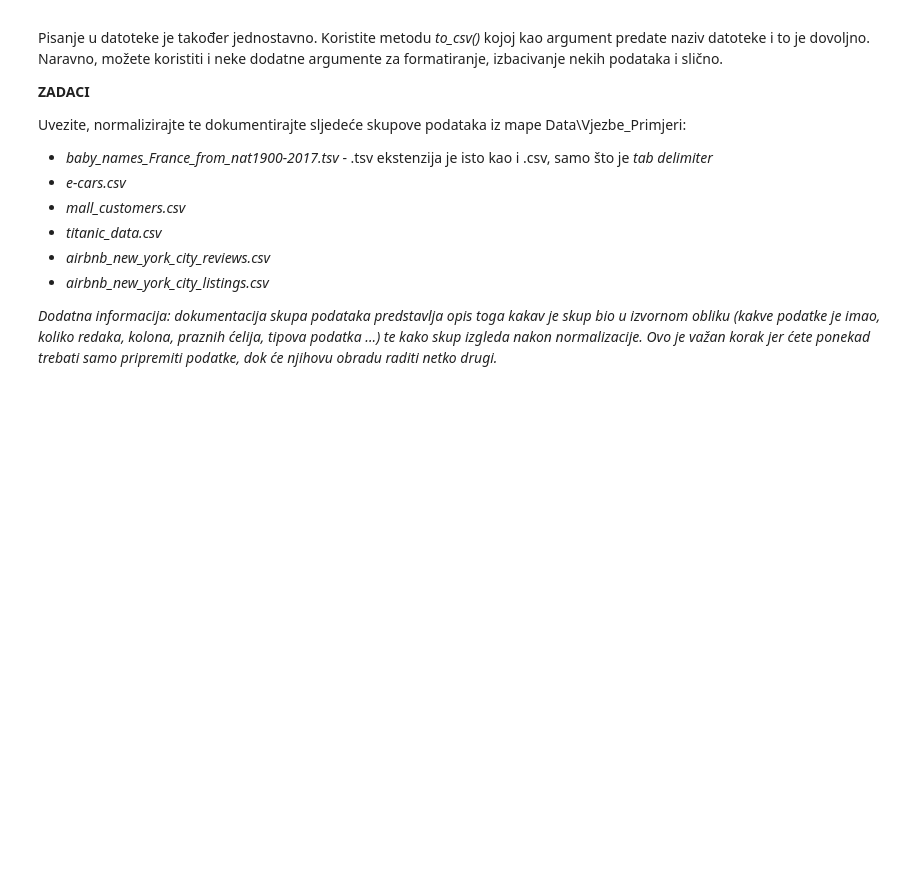
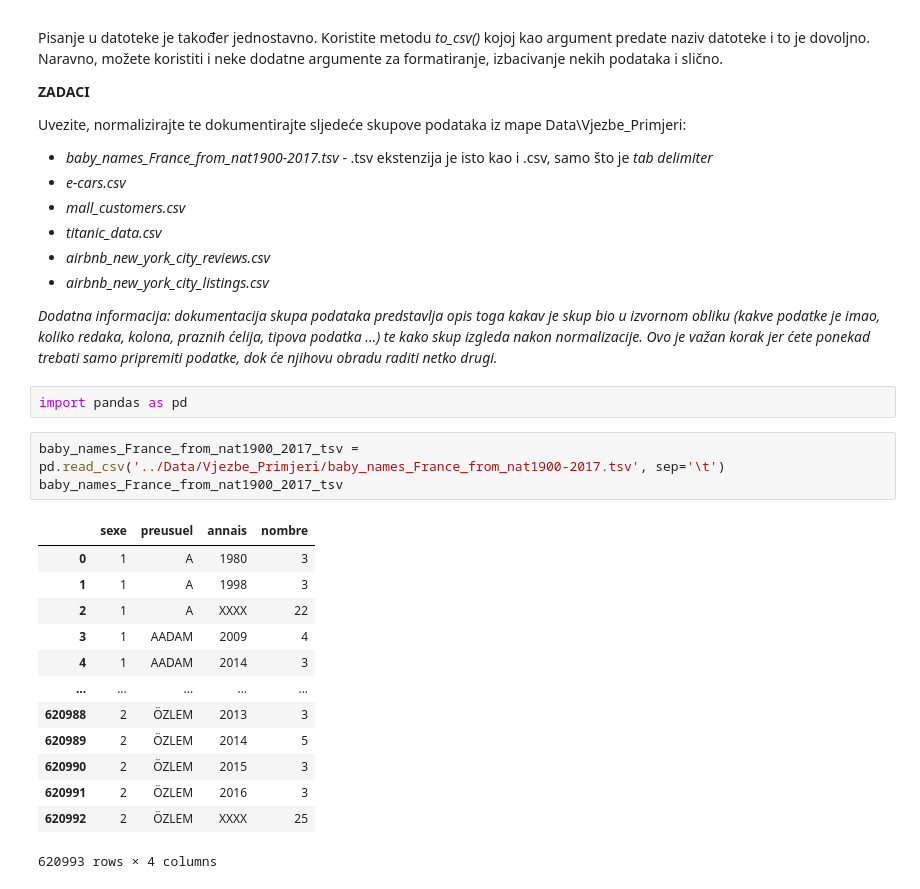
Before and after one commit to py-dev-algebra/py-jupyter-nb, a Jupyter notebook: 02 - Pandas/Pandas - Python modul za analizu podataka - Uvod, ucitavanje i normalizacija podataka.ipynb, the cells around one changed output. Cells and saved outputs as stored; diff of their text form; blank space fills up the shorter version.

```diff
--- a/02 - Pandas/Pandas - Python modul za analizu podataka - Uvod, ucitavanje i normalizacija podataka.ipynb
+++ b/02 - Pandas/Pandas - Python modul za analizu podataka - Uvod, ucitavanje i normalizacija podataka.ipynb
@@ -1457,3 +1457,22 @@ Uvezite, normalizirajte te dokumentirajte sljedeće skupove podataka iz mape Dat
 - *airbnb_new_york_city_listings.csv*
 
 *Dodatna informacija:  dokumentacija skupa podataka predstavlja opis toga kakav je skup bio u izvornom obliku (kakve podatke je imao, koliko redaka, kolona, praznih ćelija, tipova podatka ...) te kako skup izgleda nakon normalizacije. Ovo je važan korak jer ćete ponekad trebati samo pripremiti podatke, dok će njihovu obradu raditi netko drugi.*
+# %%
+import pandas as pd
+# %%
+baby_names_France_from_nat1900_2017_tsv = pd.read_csv('../Data/Vjezbe_Primjeri/baby_names_France_from_nat1900-2017.tsv', sep='\t')
+baby_names_France_from_nat1900_2017_tsv
+# %% [output]
+|  | sexe | preusuel | annais | nombre |
+| 0 | 1 | A | 1980 | 3 |
+| 1 | 1 | A | 1998 | 3 |
+| 2 | 1 | A | XXXX | 22 |
+| 3 | 1 | AADAM | 2009 | 4 |
+| 4 | 1 | AADAM | 2014 | 3 |
+| ... | ... | ... | ... | ... |
+| 620988 | 2 | ÖZLEM | 2013 | 3 |
+| 620989 | 2 | ÖZLEM | 2014 | 5 |
+| 620990 | 2 | ÖZLEM | 2015 | 3 |
+| 620991 | 2 | ÖZLEM | 2016 | 3 |
+| 620992 | 2 | ÖZLEM | XXXX | 25 |
+620993 rows × 4 columns
```
Also changed, not shown: parts of 1 cell of this notebook.
